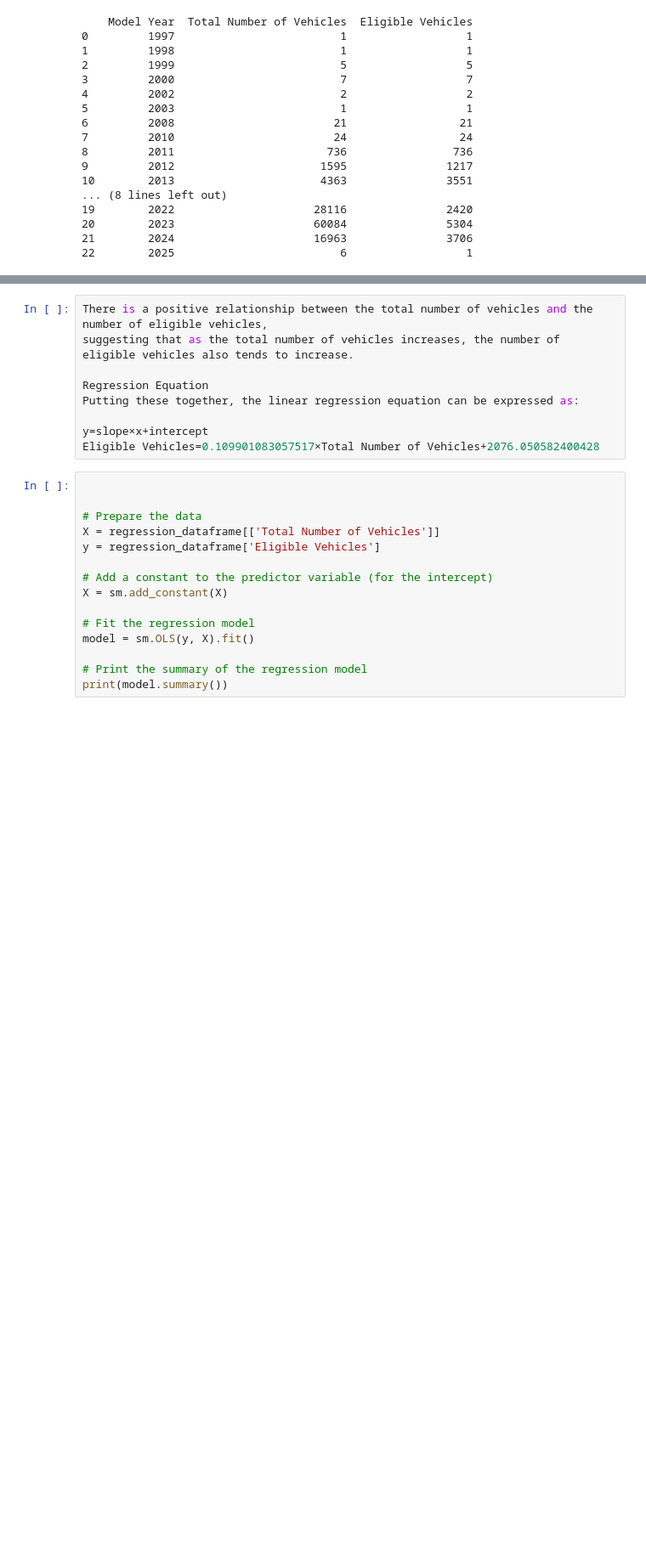
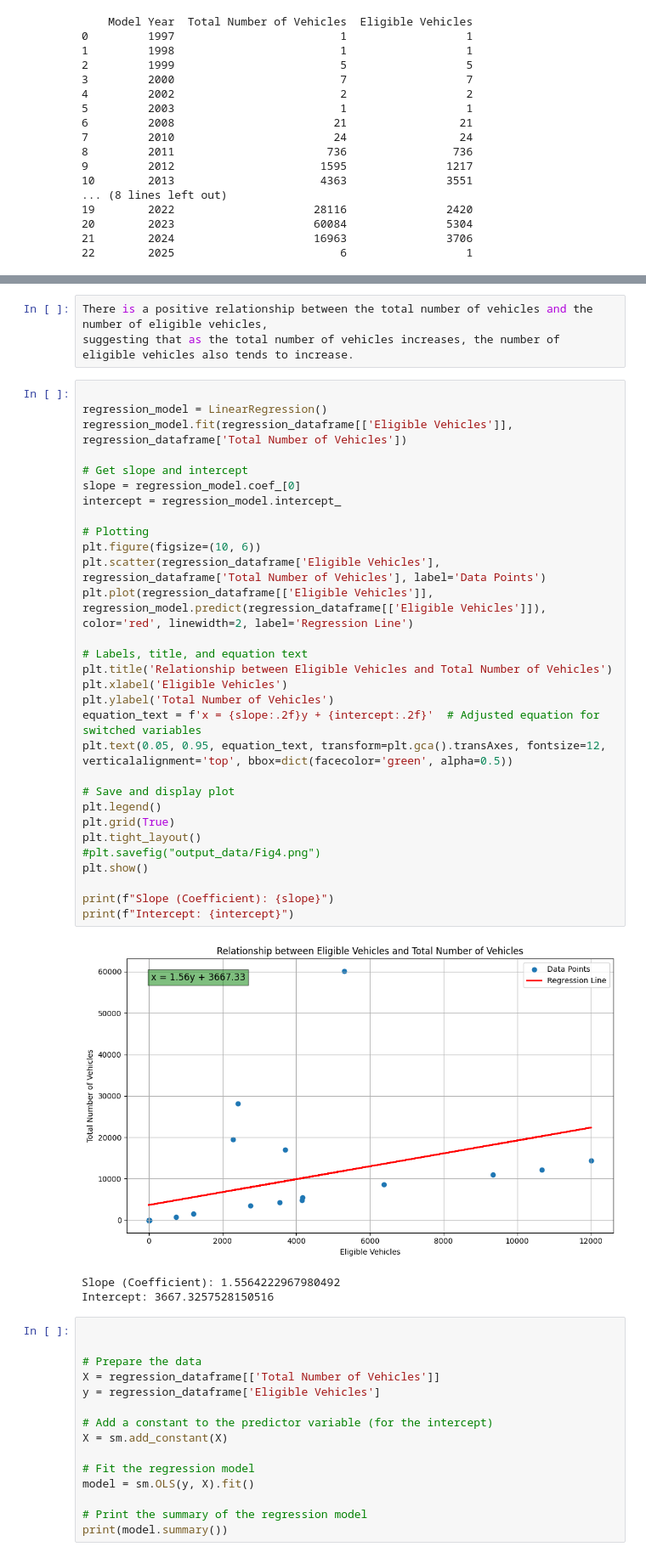
Before and after one commit to mariemsdiaz/electric-vehicles-washington, a Jupyter notebook: mariemproject/EVS/EVCarsEDA.ipynb, the cells around one changed output, grey strips where cells are left out. Shown at 85% size. Drawn from its saved outputs; the diff is of its cells as text; blank space fills up the shorter version.

```diff
--- a/mariemproject/EVS/EVCarsEDA.ipynb
+++ b/mariemproject/EVS/EVCarsEDA.ipynb
@@ -360,12 +421,40 @@ Intercept: 2076.050582400428
 # %%
 There is a positive relationship between the total number of vehicles and the number of eligible vehicles,
 suggesting that as the total number of vehicles increases, the number of eligible vehicles also tends to increase.
-
-Regression Equation
-Putting these together, the linear regression equation can be expressed as:
-
-y=slope×x+intercept
-Eligible Vehicles=0.109901083057517×Total Number of Vehicles+2076.050582400428
+# %%
+
+regression_model = LinearRegression()
+regression_model.fit(regression_dataframe[['Eligible Vehicles']], regression_dataframe['Total Number of Vehicles'])
+
+# Get slope and intercept
+slope = regression_model.coef_[0]
+intercept = regression_model.intercept_
+
+# Plotting
+plt.figure(figsize=(10, 6))
+plt.scatter(regression_dataframe['Eligible Vehicles'], regression_dataframe['Total Number of Vehicles'], label='Data Points')
+plt.plot(regression_dataframe[['Eligible Vehicles']], regression_model.predict(regression_dataframe[['Eligible Vehicles']]), color='red', linewidth=2, label='Regression Line')
+
+# Labels, title, and equation text
+plt.title('Relationship between Eligible Vehicles and Total Number of Vehicles')
+plt.xlabel('Eligible Vehicles')
+plt.ylabel('Total Number of Vehicles')
+equation_text = f'x = {slope:.2f}y + {intercept:.2f}'  # Adjusted equation for switched variables
+plt.text(0.05, 0.95, equation_text, transform=plt.gca().transAxes, fontsize=12, verticalalignment='top', bbox=dict(facecolor='green', alpha=0.5))
+
+# Save and display plot
+plt.legend()
+plt.grid(True)
+plt.tight_layout()
+#plt.savefig("output_data/Fig4.png")
+plt.show()
+
+print(f"Slope (Coefficient): {slope}")
+print(f"Intercept: {intercept}")
+# %% [output]
+[figure, added]
+Slope (Coefficient): 1.5564222967980492
+Intercept: 3667.3257528150516
 # %%
 
 
```
Also changed, not shown: parts of 8 cells of this notebook, 3 other files.
